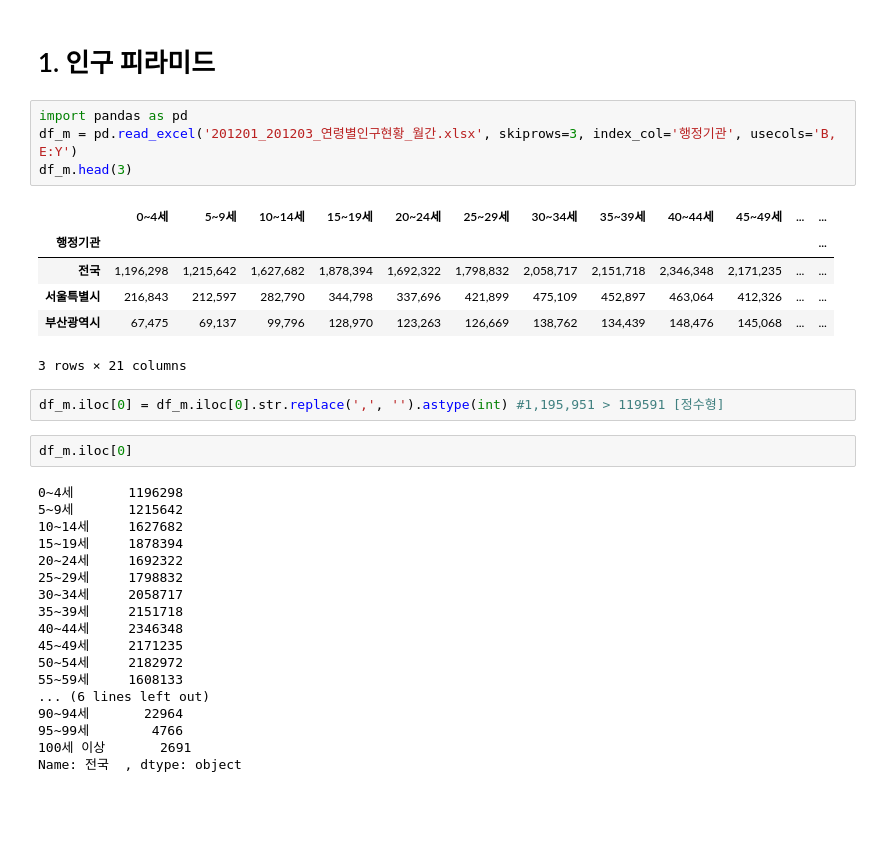
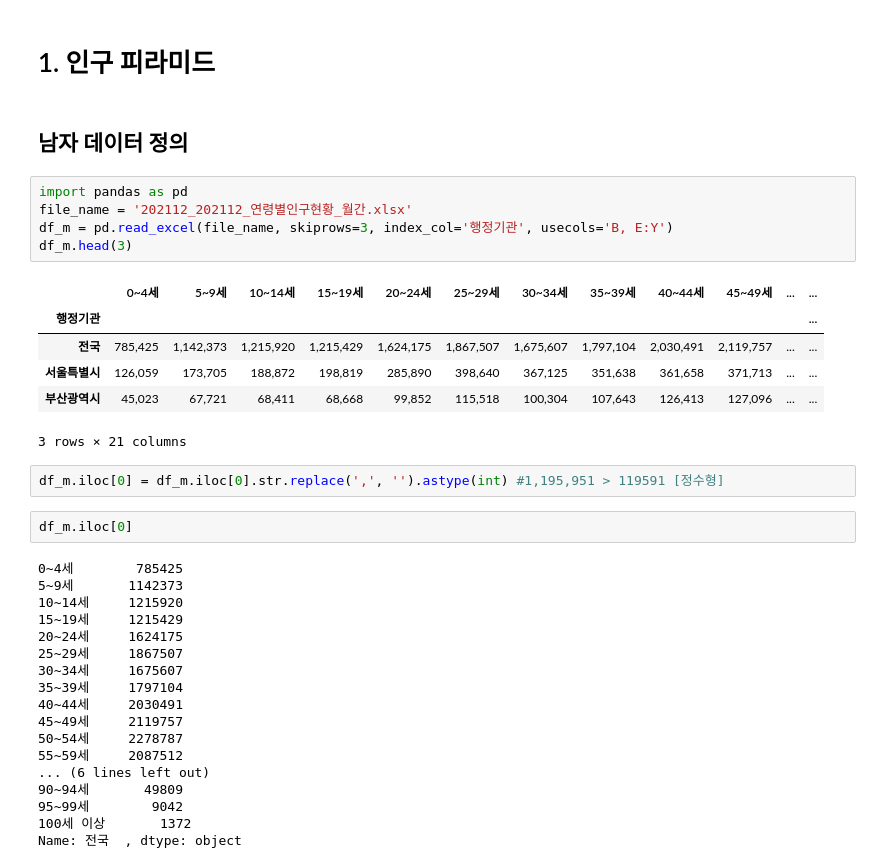
Before and after one commit to RedStoneJeong/Project, a Jupyter notebook: 1. 인구 피라미드.ipynb, the cells around one changed output. Cells and saved outputs as stored; diff of their text form; blank space fills up the shorter version.

```diff
--- a/1. 인구 피라미드.ipynb
+++ b/1. 인구 피라미드.ipynb
@@ -1,35 +1,38 @@
 # %% [markdown]
 # 1. 인구 피라미드
+# %% [markdown]
+## 남자 데이터 정의
 # %%
 import pandas as pd
-df_m = pd.read_excel('201201_201203_연령별인구현황_월간.xlsx', skiprows=3, index_col='행정기관', usecols='B, E:Y')
+file_name = '202112_202112_연령별인구현황_월간.xlsx'
+df_m = pd.read_excel(file_name, skiprows=3, index_col='행정기관', usecols='B, E:Y')
 df_m.head(3)
 # %% [output]
 |  | 0~4세 | 5~9세 | 10~14세 | 15~19세 | 20~24세 | 25~29세 | 30~34세 | 35~39세 | 40~44세 | 45~49세 | ... | ... |
 | 행정기관 |  |  |  |  |  |  |  |  |  |  |  | ... |
-| 전국 | 1,196,298 | 1,215,642 | 1,627,682 | 1,878,394 | 1,692,322 | 1,798,832 | 2,058,717 | 2,151,718 | 2,346,348 | 2,171,235 | ... | ... |
-| 서울특별시 | 216,843 | 212,597 | 282,790 | 344,798 | 337,696 | 421,899 | 475,109 | 452,897 | 463,064 | 412,326 | ... | ... |
-| 부산광역시 | 67,475 | 69,137 | 99,796 | 128,970 | 123,263 | 126,669 | 138,762 | 134,439 | 148,476 | 145,068 | ... | ... |
+| 전국 | 785,425 | 1,142,373 | 1,215,920 | 1,215,429 | 1,624,175 | 1,867,507 | 1,675,607 | 1,797,104 | 2,030,491 | 2,119,757 | ... | ... |
+| 서울특별시 | 126,059 | 173,705 | 188,872 | 198,819 | 285,890 | 398,640 | 367,125 | 351,638 | 361,658 | 371,713 | ... | ... |
+| 부산광역시 | 45,023 | 67,721 | 68,411 | 68,668 | 99,852 | 115,518 | 100,304 | 107,643 | 126,413 | 127,096 | ... | ... |
 3 rows × 21 columns
 # %%
 df_m.iloc[0] = df_m.iloc[0].str.replace(',', '').astype(int) #1,195,951 > 119591 [정수형]
 # %%
 df_m.iloc[0]
 # %% [output]
-0~4세       1196298
-5~9세       1215642
-10~14세     1627682
-15~19세     1878394
-20~24세     1692322
-25~29세     1798832
-30~34세     2058717
-35~39세     2151718
-40~44세     2346348
-45~49세     2171235
-50~54세     2182972
-55~59세     1608133
+0~4세        785425
+5~9세       1142373
+10~14세     1215920
+15~19세     1215429
+20~24세     1624175
+25~29세     1867507
+30~34세     1675607
+35~39세     1797104
+40~44세     2030491
+45~49세     2119757
+50~54세     2278787
+55~59세     2087512
 ... (6 lines left out)
-90~94세       22964
-95~99세        4766
-100세 이상       2691
+90~94세       49809
+95~99세        9042
+100세 이상       1372
 Name: 전국  , dtype: object
```
Also changed, not shown: parts of 9 cells of this notebook, 4 other files.
